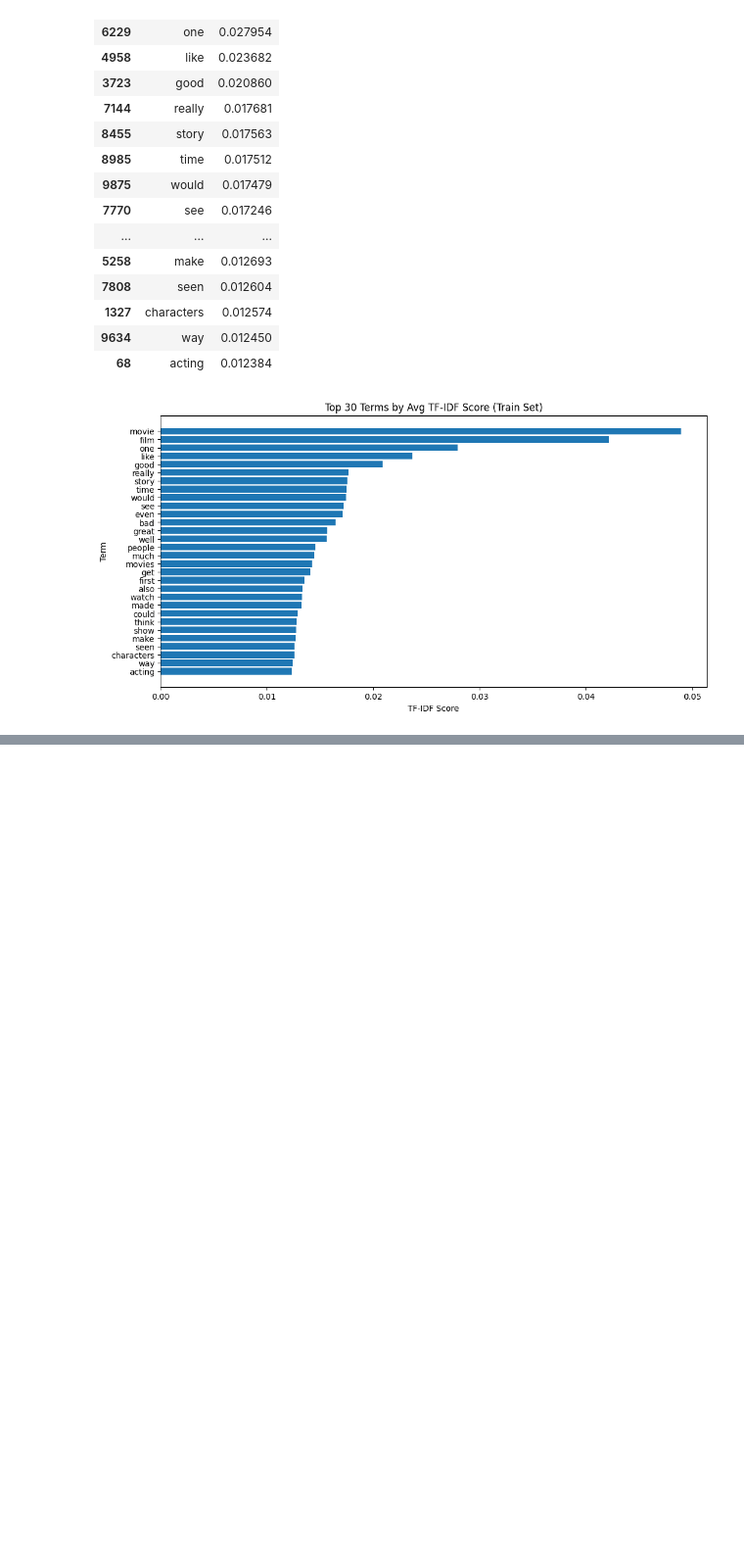
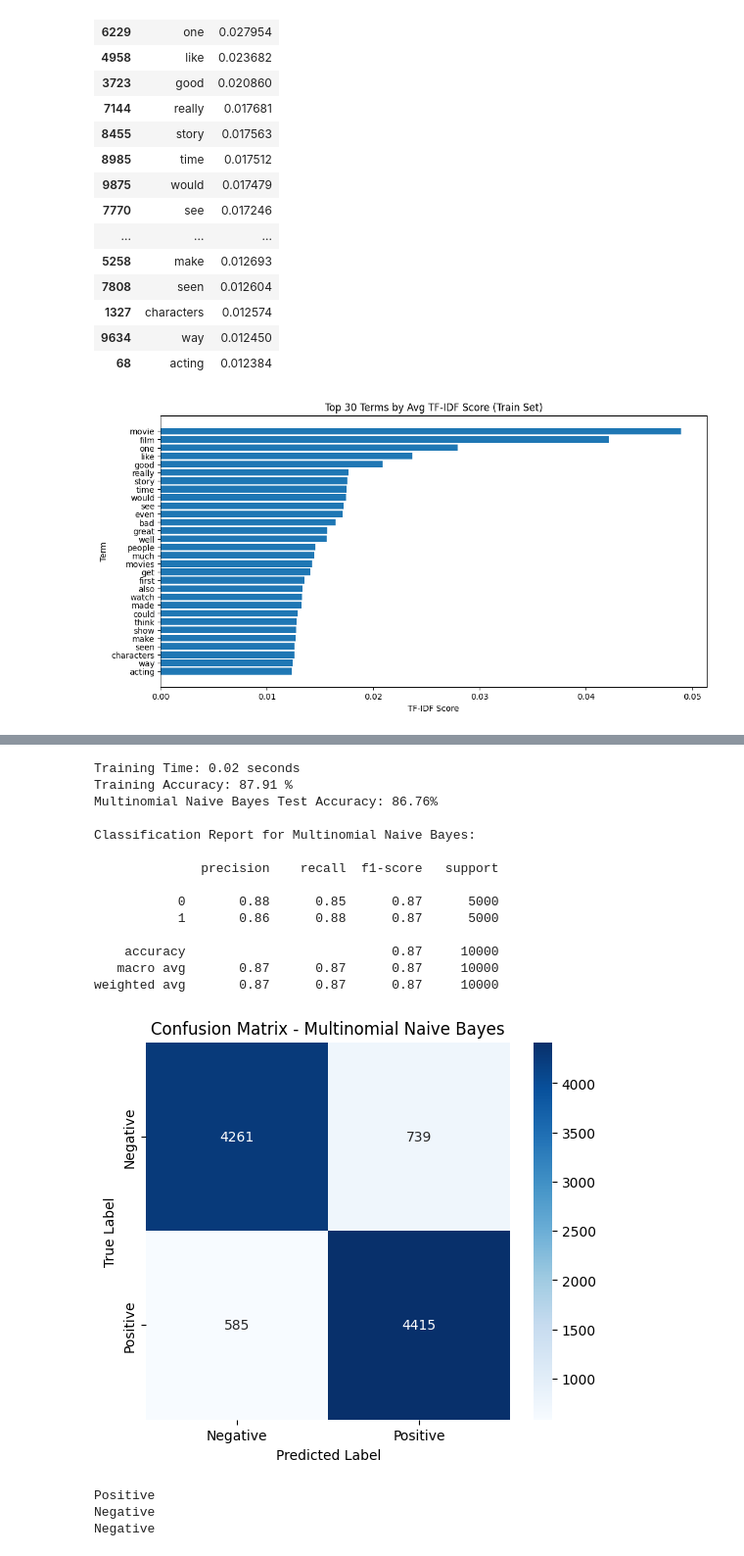
Before and after one commit to TarneemAlaa1/imdb-sentiment-classifier, a Jupyter notebook: notebooks/03_classical_ml_models.ipynb, the cells around one changed output, grey strips where cells are left out. Shown at 98% size. Drawn from its saved outputs; the diff is of its cells as text; code cells hidden in the pictures; blank space fills up the shorter version.

```diff
--- a/notebooks/03_classical_ml_models.ipynb
+++ b/notebooks/03_classical_ml_models.ipynb
@@ -130,0 +227,32 @@ plt.show()
+# %%
+nb_model = MultinomialNB()
+nb_results = evaluate_model(nb_model, X_train_tfidf, y_train, X_test_tfidf, y_test, model_name="Multinomial Naive Bayes")
+# %% [output]
+Training Time: 0.02 seconds
+Training Accuracy: 87.91 %
+Multinomial Naive Bayes Test Accuracy: 86.76%
+
+Classification Report for Multinomial Naive Bayes:
+
+              precision    recall  f1-score   support
+
+           0       0.88      0.85      0.87      5000
+           1       0.86      0.88      0.87      5000
+
+    accuracy                           0.87     10000
+   macro avg       0.87      0.87      0.87     10000
+weighted avg       0.87      0.87      0.87     10000
+[figure, added]
+# %%
+def predict_sentiment(text):
+    vectorized = tfidf.transform([text])
+    prediction = nb_model.predict(vectorized)[0]
+    return "Positive" if prediction == 1 else "Negative"
+
+print(predict_sentiment("the movie was surprisingly amazing"))
+print(predict_sentiment("this was the worst movie ever"))
+print(predict_sentiment("i don't like this movie at all"))
+# %% [output]
+Positive
+Negative
+Negative
```
Also changed, not shown: parts of 15 cells of this notebook, 1 other file.
